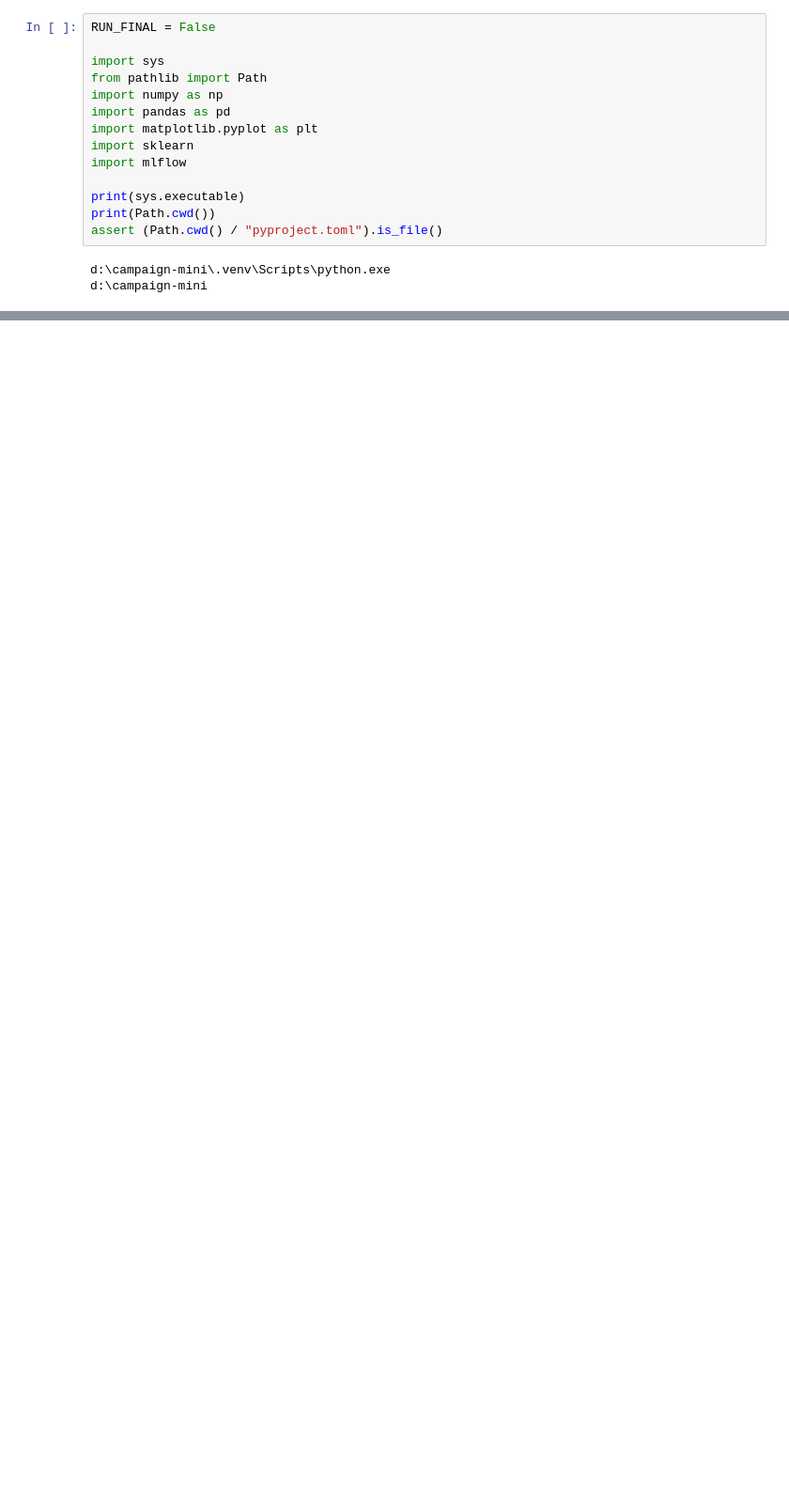
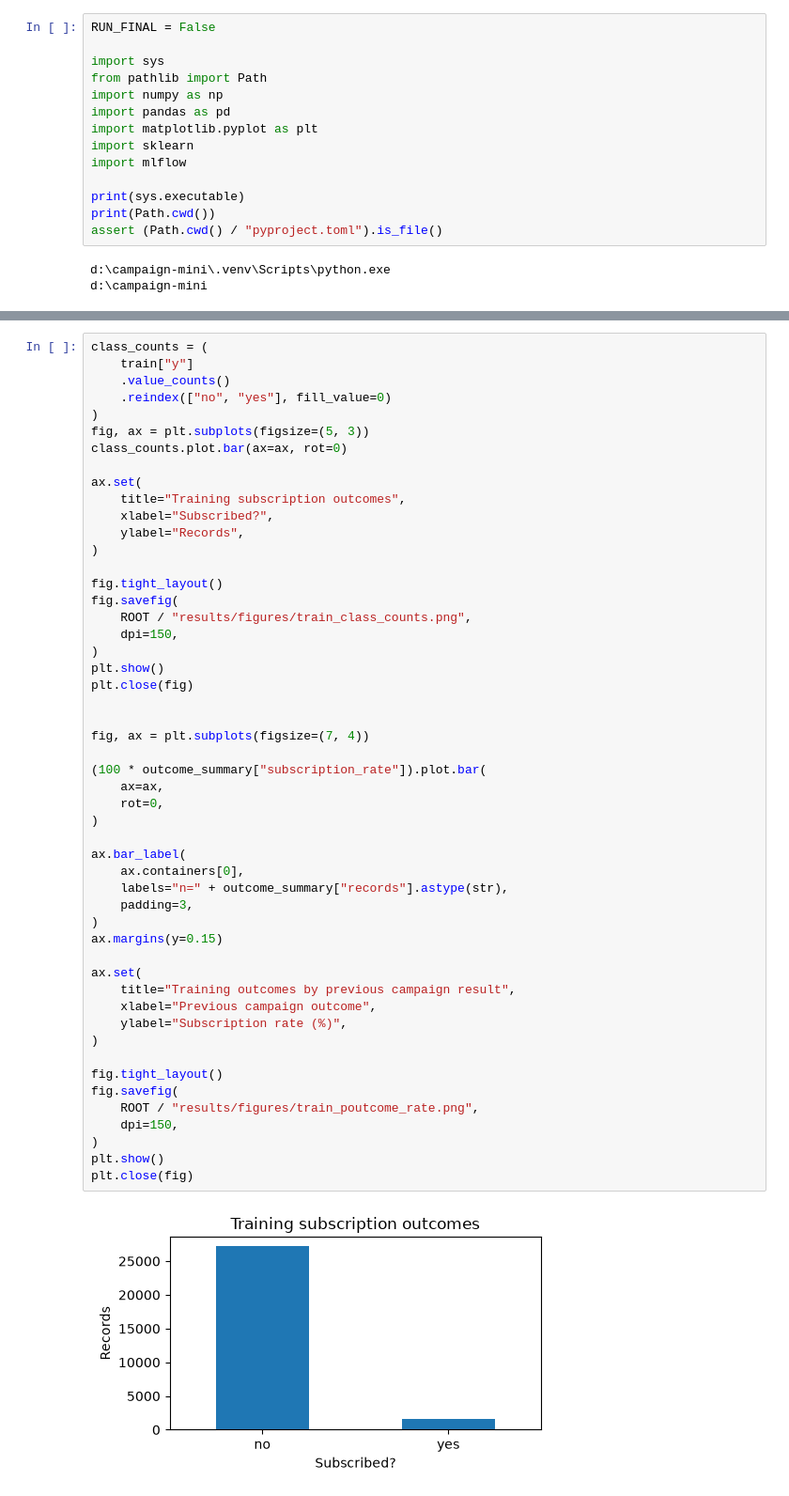
Before and after one commit to kishan0-07/campaign, a Jupyter notebook: analysis.ipynb, the cells around one changed output, grey strips where cells are left out. Shown at 94% size. Cells and saved outputs as stored; diff of their text form; blank space fills up the shorter version.

```diff
--- a/analysis.ipynb
+++ b/analysis.ipynb
@@ -103,0 +273,53 @@ All setup checks passed.
+# %%
+class_counts = (
+    train["y"]
+    .value_counts()
+    .reindex(["no", "yes"], fill_value=0)
+)
+fig, ax = plt.subplots(figsize=(5, 3))
+class_counts.plot.bar(ax=ax, rot=0)
+
+ax.set(
+    title="Training subscription outcomes",
+    xlabel="Subscribed?",
+    ylabel="Records",
+)
+
+fig.tight_layout()
+fig.savefig(
+    ROOT / "results/figures/train_class_counts.png",
+    dpi=150,
+)
+plt.show()
+plt.close(fig)
+
+
+fig, ax = plt.subplots(figsize=(7, 4))
+
+(100 * outcome_summary["subscription_rate"]).plot.bar(
+    ax=ax,
+    rot=0,
+)
+
+ax.bar_label(
+    ax.containers[0],
+    labels="n=" + outcome_summary["records"].astype(str),
+    padding=3,
+)
+ax.margins(y=0.15)
+
+ax.set(
+    title="Training outcomes by previous campaign result",
+    xlabel="Previous campaign outcome",
+    ylabel="Subscription rate (%)",
+)
+
+fig.tight_layout()
+fig.savefig(
+    ROOT / "results/figures/train_poutcome_rate.png",
+    dpi=150,
+)
+plt.show()
+plt.close(fig)
+# %% [output]
+[figure, added]
```
Also changed, not shown: parts of 15 cells of this notebook, 6 other files.
